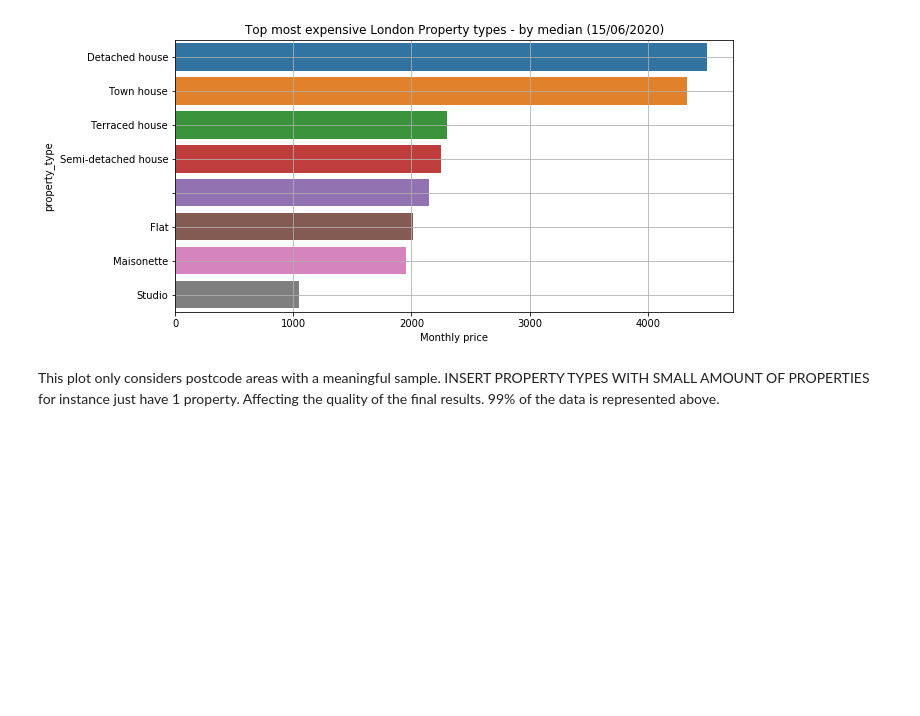
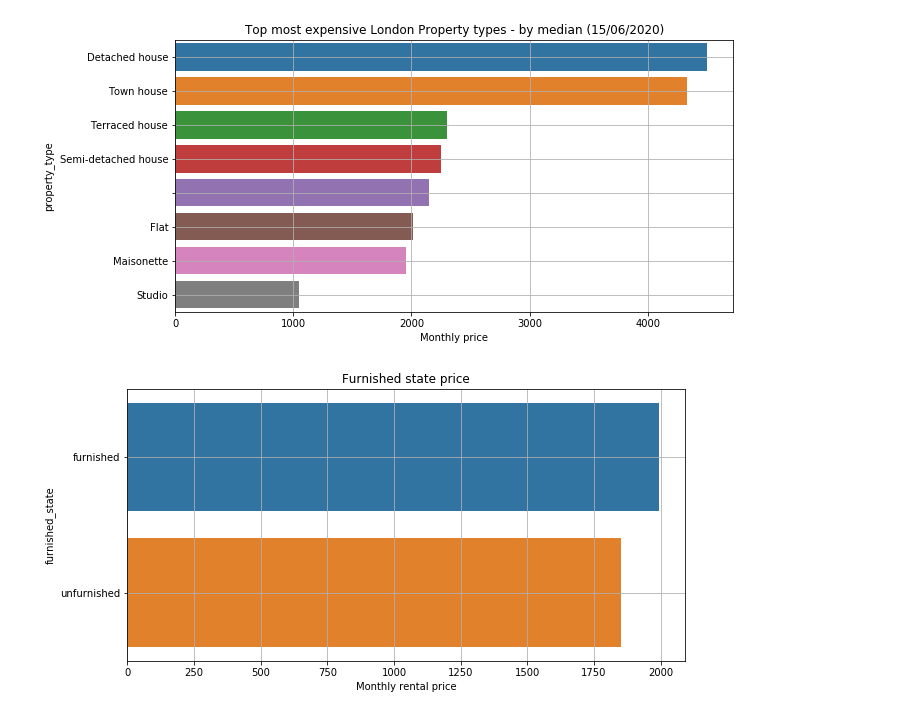
Before and after one commit to marco-cardoso/property_anomaly_detector_frontend, a Jupyter notebook: notebooks/eda.ipynb, the cells around one changed output. Cells and saved outputs as stored; diff of their text form; code cells hidden in the pictures; blank space fills up the shorter version.

Commit message:
Furnished state price plot

```diff
--- a/notebooks/eda.ipynb
+++ b/notebooks/eda.ipynb
@@ -299,5 +299,23 @@ plt.xlabel("Monthly price")
 plt.show()
 # %% [output]
 [figure]
-# %% [markdown]
-This plot only considers postcode areas with a meaningful sample. INSERT PROPERTY TYPES WITH SMALL AMOUNT OF PROPERTIES for instance just have 1 property. Affecting the quality of the final results. 99% of the data is represented above.
+# %%
+# Consider only the most relevant postcodes
+# 16 equals to 99% of the data
+cum_sum = df['furnished_state'].value_counts(normalize=True).cumsum()
+mask = cum_sum < 0.75
+
+district_average_price = df[df['furnished_state'].isin(cum_sum[mask].index)].groupby("furnished_state")['monthly_rental_price'].apply(np.median)
+
+
+district_average_price = district_average_price.sort_values(ascending=False)
+
+fig = plt.figure(figsize=(10, 5))
+sns.barplot(x=district_average_price.values, y=district_average_price.index)
+plt.title(f"Furnished state price")
+
+plt.grid()
+plt.xlabel("Monthly rental price")
+plt.show()
+# %% [output]
+[figure, added]
```
Also changed, not shown: 1 other file.
